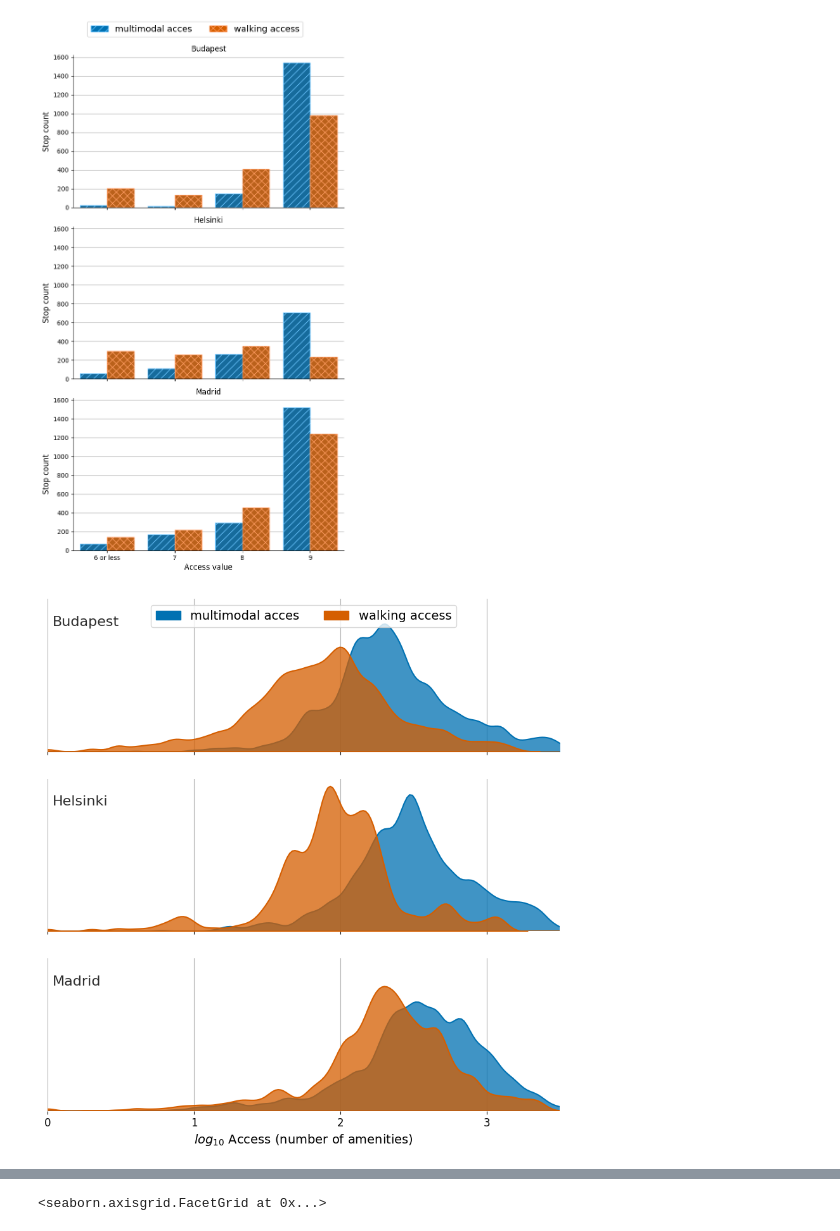
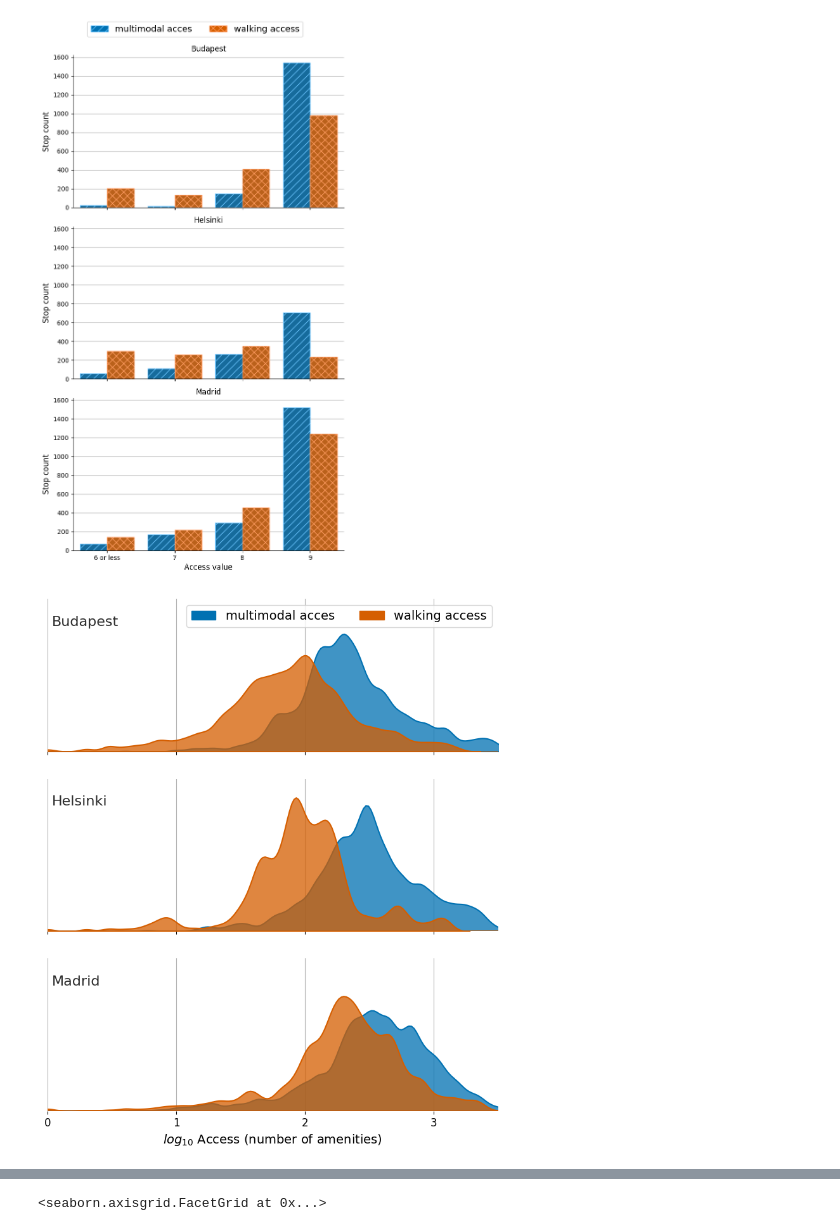
Before and after one commit to ANETILab/public_transport_in_the_15minute_city, a Jupyter notebook: notebooks/plot_accessibility_distribution.ipynb, the cells around one changed output, grey strips where cells are left out. Saved outputs shown, nothing was run; the diff lists cells and outputs as text; code cells hidden in the pictures.

```diff
--- a/notebooks/plot_accessibility_distribution.ipynb
+++ b/notebooks/plot_accessibility_distribution.ipynb
@@ -72,5 +83,10 @@ w15 = w15.rename(columns={"walk_all": "access_all", "walk_sum": "access_sum"})
 to_plot = pd.concat([mm, w15])
 to_plot["access_all_log"] = np.log10(to_plot["access_all"])
 # %%
-to_plot["bin"] = pd.cut(to_plot["access_sum"], bins=[-1, 6, 7, 8, 9], labels=["6 or less", "7", "8", "9"], right=True)
+to_plot["bin"] = pd.cut(
+    to_plot["access_sum"],
+    bins=[-1, 6, 7, 8, 9],
+    labels=["6 or less", "7", "8", "9"],
+    right=True,
+)
 # %%
@@ -113,42 +145,76 @@ for i in ["png", "svg", "pdf"]:
 # %%
 # sns.kdeplot(data=to_plot.query("city=='Budapest'"), x="access_all_log", hue="type", fill=True)
 # %%
-g = sns.FacetGrid(to_plot, row="city", hue="type", aspect=3, height=3, xlim=[0,3.5], palette=["#0071b2", "#d55e00"], legend_out=True)
+# for square
+# g = sns.FacetGrid(to_plot, row="city", hue="type", aspect=3.15, height=3, xlim=[0,3.5], palette=["#0071b2", "#d55e00"], legend_out=True)
+# g.figure.subplots_adjust(hspace=0.05)
+g = sns.FacetGrid(
+    to_plot,
+    row="city",
+    hue="type",
+    aspect=2.675,
+    height=3,
+    xlim=[0, 3.5],
+    palette=["#0071b2", "#d55e00"],
+    legend_out=True,
+)
 
 # Draw the densities in a few steps
-g.map(sns.kdeplot, "access_all_log",
-      bw_adjust=.5, clip_on=True,
-      fill=True, alpha=0.75, linewidth=1.5, legend=True,)
+g.map(
+    sns.kdeplot,
+    "access_all_log",
+    bw_adjust=0.5,
+    clip_on=True,
+    fill=True,
+    alpha=0.75,
+    linewidth=1.5,
+    legend=True,
+)
 # g.map(sns.kdeplot, "access_all_log", clip_on=True, color="w", lw=2, bw_adjust=.5)
 g.refline(y=0, linewidth=2, linestyle="-", color=None, clip_on=True)
 
 
 for city, ax in g.axes_dict.items():
-    ax.text(0.01, 0.85, city, color="#2d2d2d", fontdict=dict(size=16),
-            ha="left", va="center", transform=ax.transAxes)
+    ax.text(
+        0.01,
+        0.85,
+        city,
+        color="#2d2d2d",
+        fontdict=dict(size=16),
+        ha="left",
+        va="center",
+        transform=ax.transAxes,
+    )
     ax.set_facecolor("none")
 
 elements = [
     Patch(color="#0071b2", label="multimodal acces"),
-    Patch(color="#d55e00", label="walking access")
+    Patch(color="#d55e00", label="walking access"),
 ]
-g.axes_dict["Budapest"].legend(handles=elements, ncols=2, loc="upper center", fontsize=14)
+g.axes_dict["Budapest"].legend(
+    handles=elements, ncols=2, loc="upper right", fontsize=14
+)
+g.axes_dict["Budapest"].set_ylim(top=1.6)
 
 # Set the subplots to overlap
 # g.figure.subplots_adjust(hspace=-.25)
+
 # Remove axes details that don't play well with overlap
 g.set_titles("")
 g.set(yticks=[], ylabel="")
 g.set_xlabels("$log_{10}$ Access (number of amenities)", fontsize=14)
 g.despine(bottom=True, left=True)
 g.set(xticks=range(0, 4))
 g.set_xticklabels(range(0, 4), fontsize=12)
 for ax in g.axes.flatten():
     ax.set_axisbelow(True)
     ax.grid()
 
 for i in ["png", "svg", "pdf"]:
-    g.savefig(f"../output/figures/access_distribution_by_city.{i}", metadata=config["metadata"][i])
+    g.savefig(
+        f"../output/figures/access_distribution_by_city.{i}",
+        metadata=config["metadata"][i],
+    )
 # %% [output]
-[figure, old version]
+[figure, new version]
 # %%
```
Also changed, not shown: parts of 16 cells of this notebook, 1 other file.
